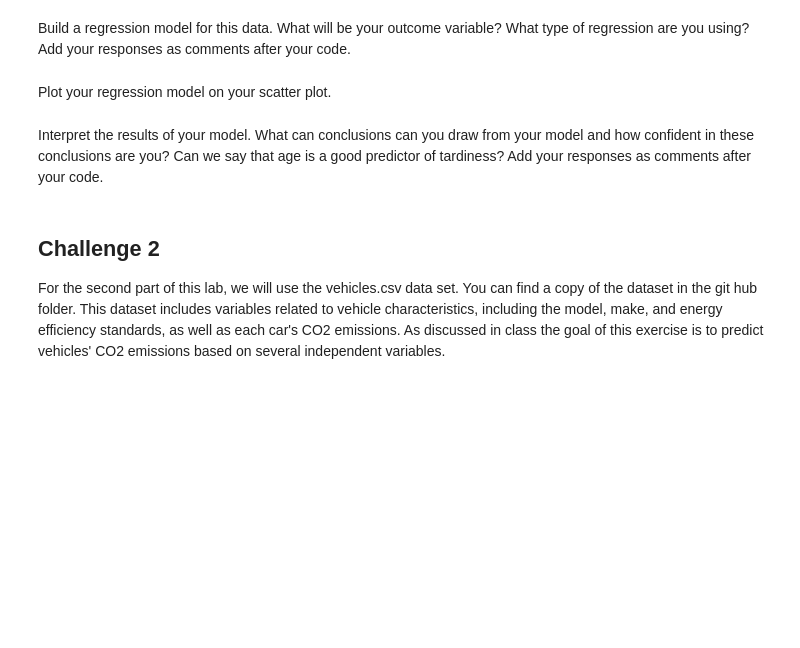
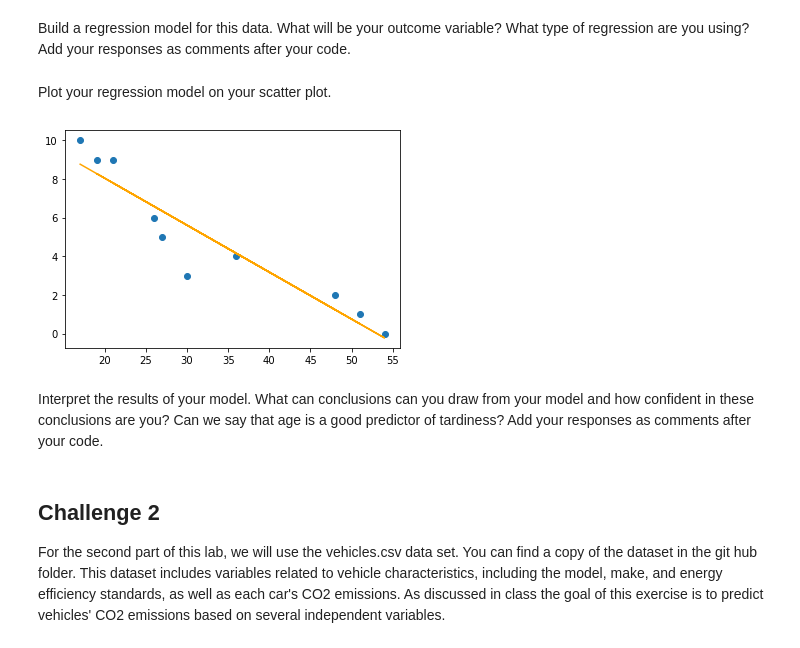
Before and after one commit to ta-data-lis/lab-regression-analysis, a Jupyter notebook: your-code/challenge1.ipynb, the cells around one changed output. Saved outputs shown, nothing was run; the diff lists cells and outputs as text; code cells hidden in the pictures; blank space fills up the shorter version.

```diff
--- a/your-code/challenge1.ipynb
+++ b/your-code/challenge1.ipynb
@@ -53,2 +78,9 @@ Build a regression model for this data. What will be your outcome variable? What
+# %%
+# Your response here.
+from scipy import stats
+x = student_data['Age']
+y = student_data['Tardies']
+results = stats.linregress(x,y)
+results_line = results.intercept+results.slope*x
 # %% [markdown]
 Plot your regression model on your scatter plot.
@@ -57,2 +87,9 @@ Plot your regression model on your scatter plot.
+# %%
+# Your code here.
+plt.plot(x, results_line, c = 'orange')
+plt.scatter(x,y)
+plt.show()
+# %% [output]
+[figure, added]
 # %% [markdown]
 Interpret the results of your model. What can conclusions can you draw from your model and how confident in these conclusions are you? Can we say that age is a good predictor of tardiness? Add your responses as comments after your code.
```
Also changed, not shown: parts of 28 cells of this notebook.
